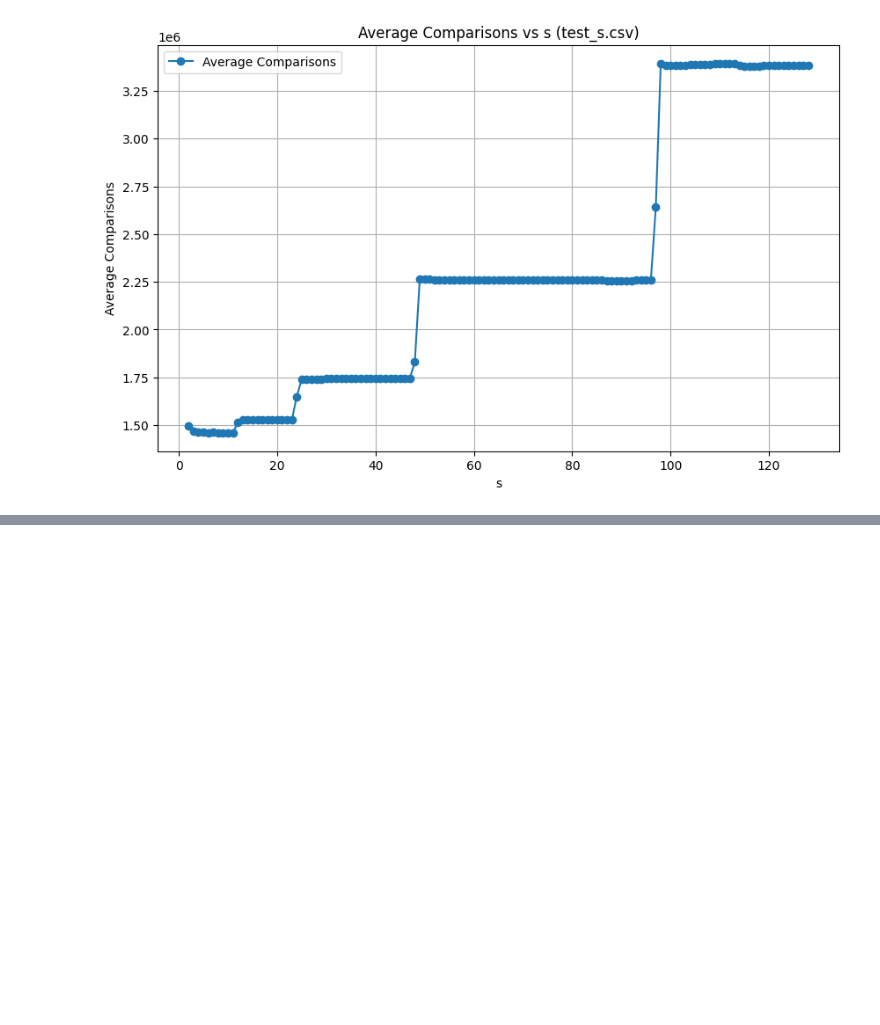
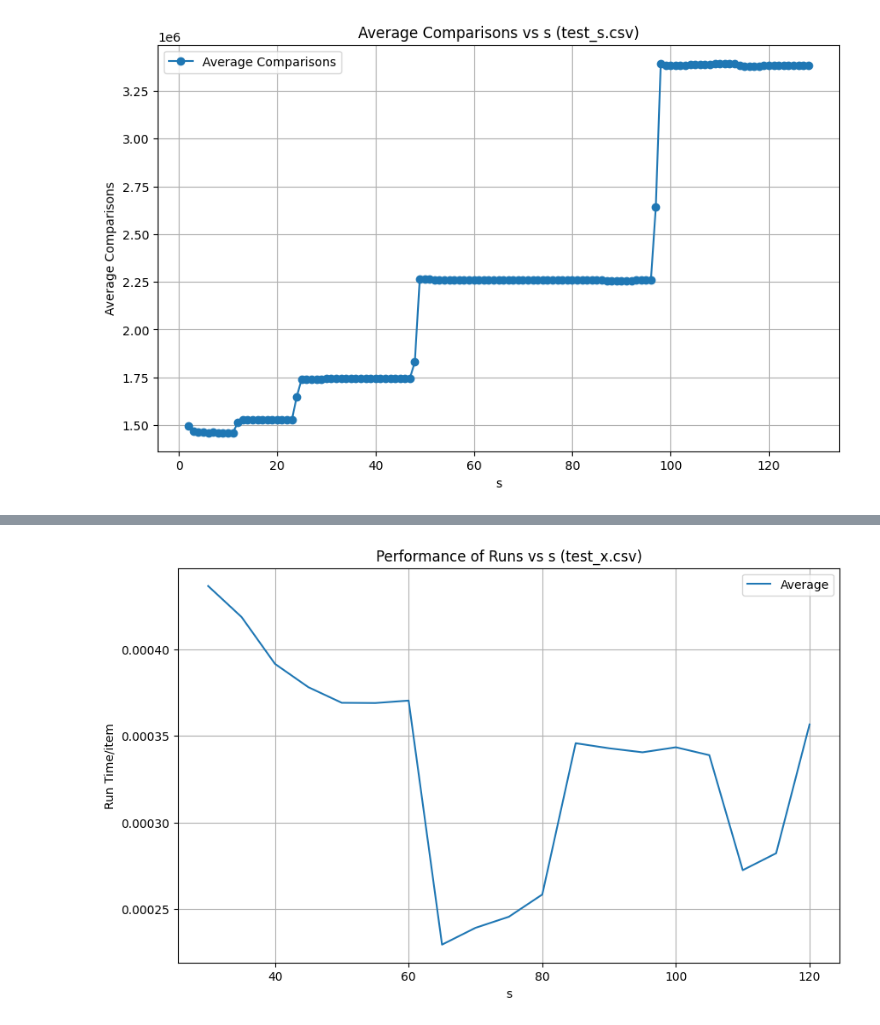
Before and after one commit to Eyewhy/SC2001-Lab, a Jupyter notebook: lab1/Lab1_Graphs.ipynb, the cells around one changed output, grey strips where cells are left out. Saved outputs shown, nothing was run; the diff lists cells and outputs as text; code cells hidden in the pictures; blank space fills up the shorter version.

```diff
--- a/lab1/Lab1_Graphs.ipynb
+++ b/lab1/Lab1_Graphs.ipynb
@@ -102,0 +184,13 @@ for a_val in unique_a_values:
+# %%
+avg = pd.DataFrame(cols)
+plt.figure(figsize=(10, 6))
+plt.plot(subset[test_x.columns[0]], avg.mean(), label="Average")
+plt.xlabel("s")
+plt.ylabel("Run Time/item")
+plt.title(f"Performance of Runs vs s (test_x.csv)")
+plt.legend()
+plt.grid()
+
+plt.show()
+# %% [output]
+[figure, added]
```
Also changed, not shown: parts of 5 cells of this notebook, 4 other files.
